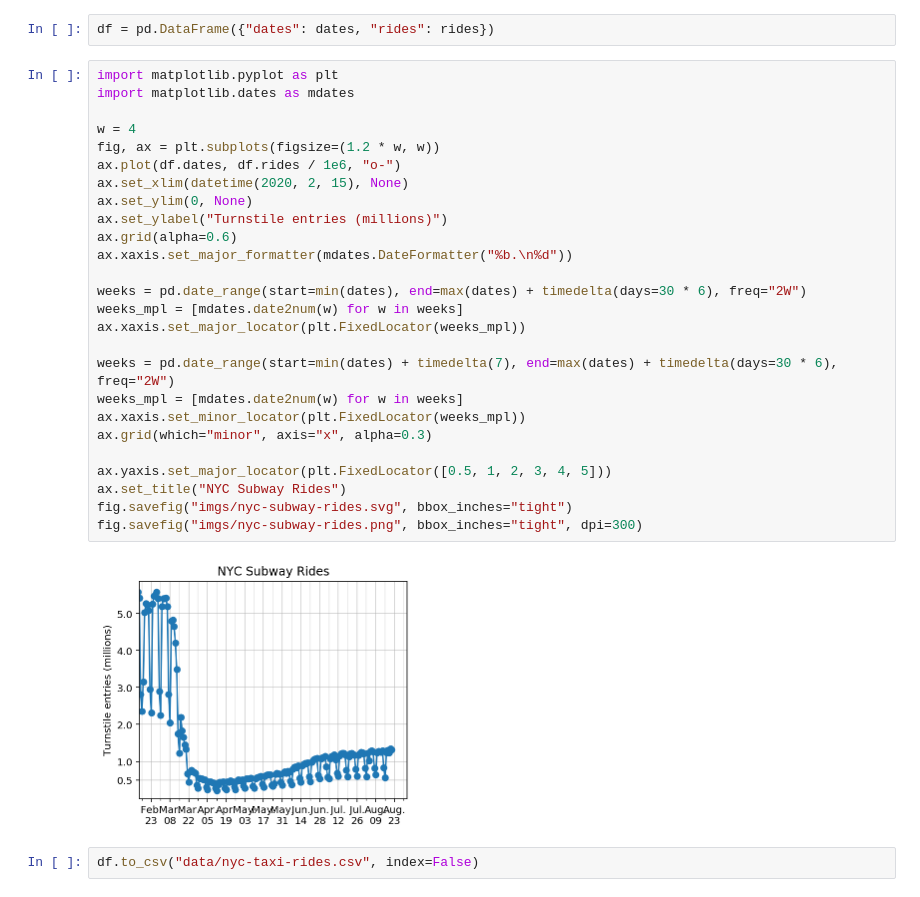
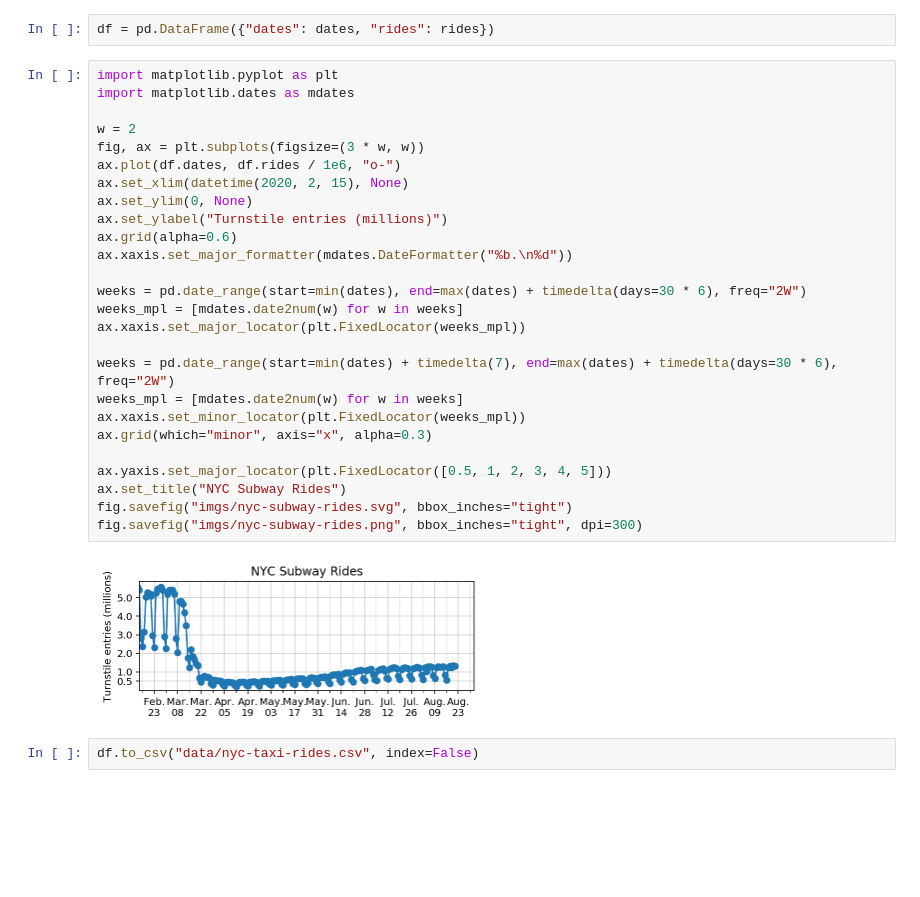
Before and after one commit to stsievert/covid-19, a Jupyter notebook: NY-subway.ipynb, the cells around one changed output. Saved outputs shown, nothing was run; the diff lists cells and outputs as text; blank space fills up the shorter version.

Commit message:
Update comparison graph

```diff
--- a/NY-subway.ipynb
+++ b/NY-subway.ipynb
@@ -19,30 +19,30 @@ df = pd.DataFrame({"dates": dates, "rides": rides})
 # %%
 import matplotlib.pyplot as plt
 import matplotlib.dates as mdates
 
-w = 4
-fig, ax = plt.subplots(figsize=(1.2 * w, w))
+w = 2
+fig, ax = plt.subplots(figsize=(3 * w, w))
 ax.plot(df.dates, df.rides / 1e6, "o-")
 ax.set_xlim(datetime(2020, 2, 15), None)
 ax.set_ylim(0, None)
 ax.set_ylabel("Turnstile entries (millions)")
 ax.grid(alpha=0.6)
 ax.xaxis.set_major_formatter(mdates.DateFormatter("%b.\n%d"))
 
 weeks = pd.date_range(start=min(dates), end=max(dates) + timedelta(days=30 * 6), freq="2W")
 weeks_mpl = [mdates.date2num(w) for w in weeks]
 ax.xaxis.set_major_locator(plt.FixedLocator(weeks_mpl))
 
 weeks = pd.date_range(start=min(dates) + timedelta(7), end=max(dates) + timedelta(days=30 * 6), freq="2W")
 weeks_mpl = [mdates.date2num(w) for w in weeks]
 ax.xaxis.set_minor_locator(plt.FixedLocator(weeks_mpl))
 ax.grid(which="minor", axis="x", alpha=0.3)
 
 ax.yaxis.set_major_locator(plt.FixedLocator([0.5, 1, 2, 3, 4, 5]))
 ax.set_title("NYC Subway Rides")
 fig.savefig("imgs/nyc-subway-rides.svg", bbox_inches="tight")
 fig.savefig("imgs/nyc-subway-rides.png", bbox_inches="tight", dpi=300)
 # %% [output]
-[figure, old version]
+[figure, new version]
 # %%
 df.to_csv("data/nyc-taxi-rides.csv", index=False)
```
Also changed, not shown: 4 other files.
